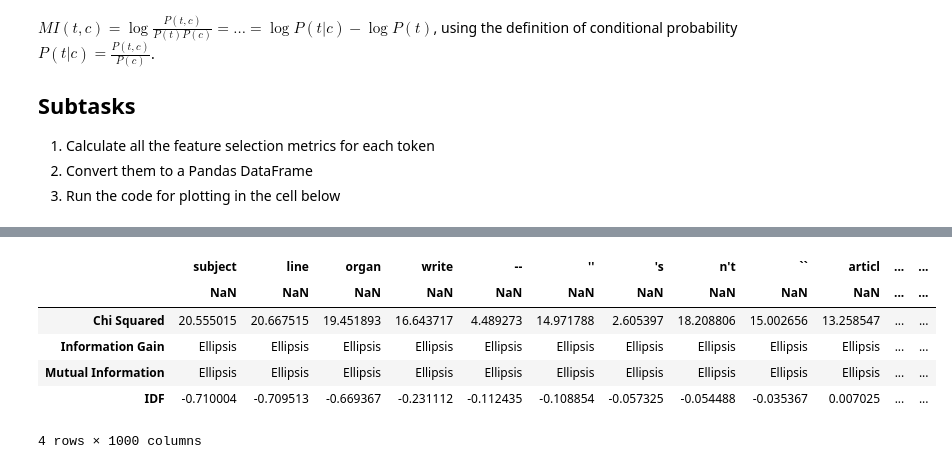
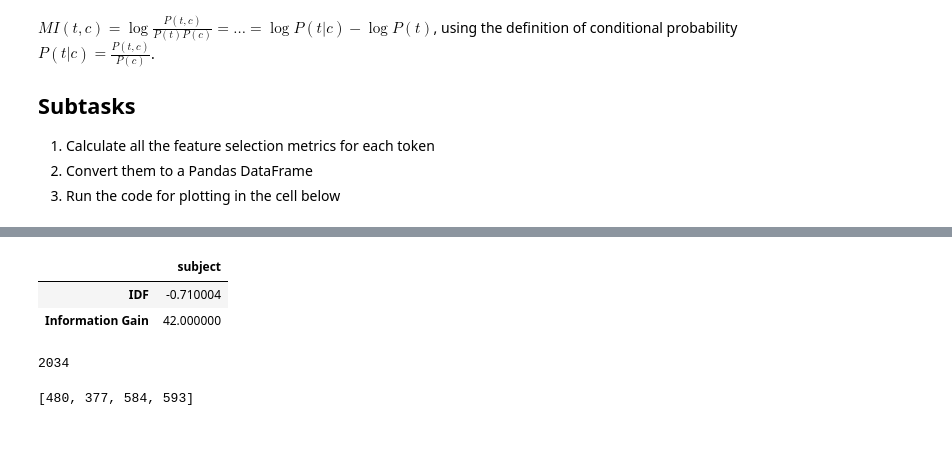
Before and after one commit to SimeonHristov99/Text_Mining, a Jupyter notebook: hw1/hw01_Feature_Selection.ipynb, the cells around one changed output, grey strips where cells are left out. Saved outputs shown, nothing was run; the diff lists cells and outputs as text; code cells hidden in the pictures; blank space fills up the shorter version.

```diff
--- a/hw1/hw01_Feature_Selection.ipynb
+++ b/hw1/hw01_Feature_Selection.ipynb
@@ -240,6 +240,8 @@ else:
     tfidfs["all"].fit(datas[-1])
 
 categories_data_map = dict(zip(categories, datas))
+# total number documents
+num_docs_all = sum([len(vals) for vals in list(categories_data_map.values())])
 # %% [output]
 Downloading data ...
 # %% [markdown]
@@ -357,11 +359,8 @@ def calc_chisq(w_stats, token):
 
     # Do the test per category
     for category in w_stats:
-        # number of documents from category c with token `t`
+        # number of documents from category `c`
         num_docs_c = len(categories_data_map.get(category, None))
-
-        # total number documents
-        num_docs_all = sum([len(data) for cat, data in categories_data_map.items() if cat != category])
 
         # empirical probability
         prob_category = num_docs_c / num_docs_all
@@ -373,7 +372,54 @@ def calc_chisq(w_stats, token):
 
 
 def calc_infogain(w_stats):
-    g_t = ...
+    # The amount of information gained about a random variable or signal from observing another random variable.
+    # $G(t) = -\sum{P(c_i) \log{P(c_i)}} + P(t)\sum{P(c_i|t) \log{P(c_i|t)}} + P(\neg{t})\sum{P(c_i|\neg{t}) \log{P(c_i|\neg{t})}}$
+
+    print('here')
+    print(w_stats)
+    # "t_c": Number of time the token `t` was seen in the categories `c`
+    # "t_Nc": Number of time the token `t` was seen another categories NOT `c`
+    # "Nt_c": Number of tokens in the categories c (that are NOT token `t`)
+    # "Nt_Nc": Number of tokens (that are NOT token `t`) in other categories (NOT `c`)
+
+    first_additive = 0
+    probs = 0
+
+    num_docs_all = sum([len(vals) for vals in list(categories_data_map.values())])
+
+    for category in categories:
+        # P(c_i) = number of documents from category ci
+        num_docs_c = len(categories_data_map.get(category, None))
+        print(f'{num_docs_c=}')
+        print(f'{num_docs_all=}')
+        prob_category = num_docs_c / num_docs_all
+
+        probs += prob_category
+        print(f'{prob_category=}')
+        print(f'{np.log(prob_category)=}')
+        first_additive += prob_category * np.log(prob_category)
+
+    print(f'{probs=}')
+    print(f'{first_additive=}')
+    first_additive *= (-1)
+    print(first_additive)
+
+    # P(t) = number of documents that have the token t
+
+
+
+    # P(c_i|t) = from the number of documents that have the token t, how many are from category ci
+
+
+
+    # P(\neg{t}) = number of documents that do not have the token t
+
+
+
+    # P(c_i|\neg{t}) = from the number of documents that do not have the token t, how many are from category ci
+
+
+    g_t = 42
     return g_t
 
 
@@ -390,12 +436,14 @@ for w, idx in pbar:
     # Goal is to check whether the token is relevant for the category
     # using various statistical methods
     feature_selection[w] = {
-        "Chi Squared": calc_chisq(w_stats, w),
+        # "Chi Squared": calc_chisq(w_stats, w),
         "Information Gain":  calc_infogain(w_stats),
-        "Mutual Information": calc_mutualinformation(w_stats),
+        # "Mutual Information": calc_mutualinformation(w_stats),
         "IDF": tfidfs["all"].idf[idx]
     }
+    break
 
 feature_selection_df = pd.DataFrame.from_dict(feature_selection)
+# feature_selection_df.to_csv('feature_selection_df.csv')
 feature_selection_df
 # %% [output]
@@ -402,7 +467,3 @@ feature_selection_df
-|  | subject | line | organ | write | -- | '' | 's | n't | `` | articl | ... | ... |
-|  | NaN | NaN | NaN | NaN | NaN | NaN | NaN | NaN | NaN | NaN | ... | ... |
-| Chi Squared | 20.555015 | 20.667515 | 19.451893 | 16.643717 | 4.489273 | 14.971788 | 2.605397 | 18.208806 | 15.002656 | 13.258547 | ... | ... |
-| Information Gain | Ellipsis | Ellipsis | Ellipsis | Ellipsis | Ellipsis | Ellipsis | Ellipsis | Ellipsis | Ellipsis | Ellipsis | ... | ... |
-| Mutual Information | Ellipsis | Ellipsis | Ellipsis | Ellipsis | Ellipsis | Ellipsis | Ellipsis | Ellipsis | Ellipsis | Ellipsis | ... | ... |
-| IDF | -0.710004 | -0.709513 | -0.669367 | -0.231112 | -0.112435 | -0.108854 | -0.057325 | -0.054488 | -0.035367 | 0.007025 | ... | ... |
+|  | subject |
+| IDF | -0.710004 |
+| Information Gain | 42.000000 |
-4 rows × 1000 columns
@@ -410,0 +470,8 @@ feature_selection_df.to_csv('feature_selection_df.csv')
+# %%
+593 + 1441
+# %% [output]
+2034
+# %%
+[len(vals) for vals in list(categories_data_map.values())]
+# %% [output]
+[480, 377, 584, 593]
```
Also changed, not shown: parts of 5 cells of this notebook.
